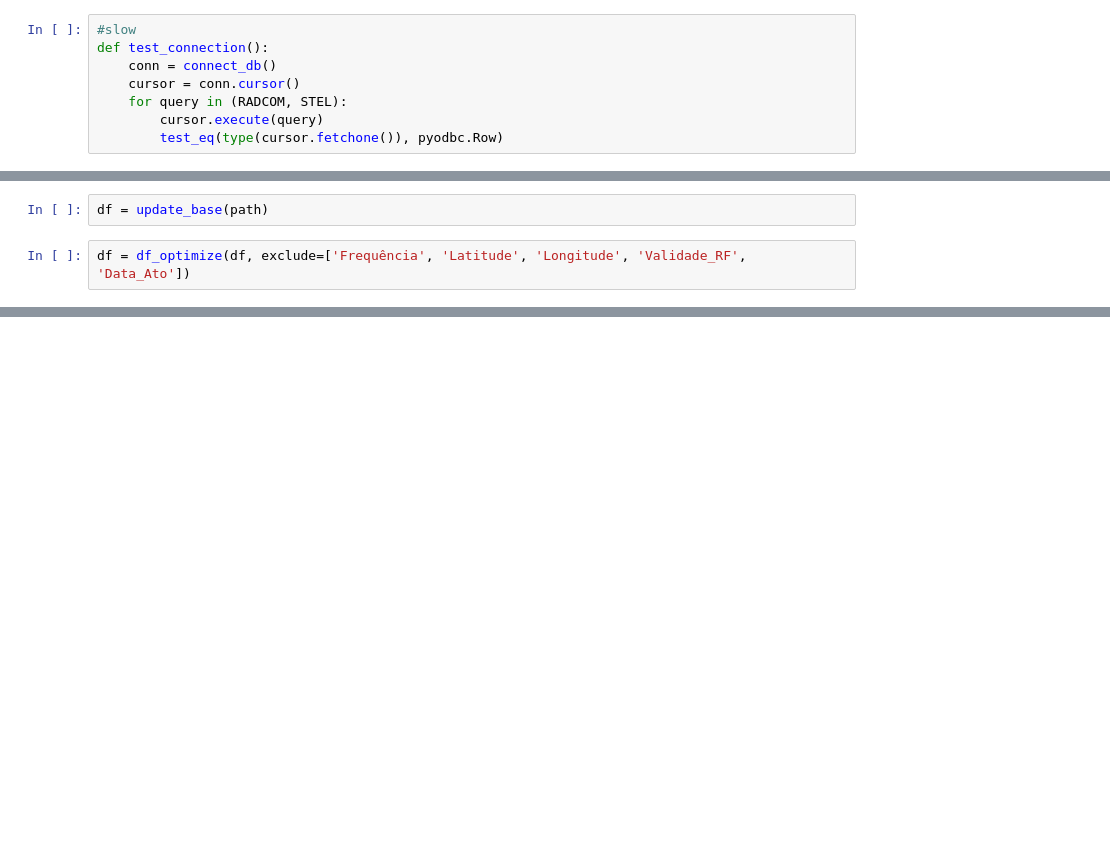
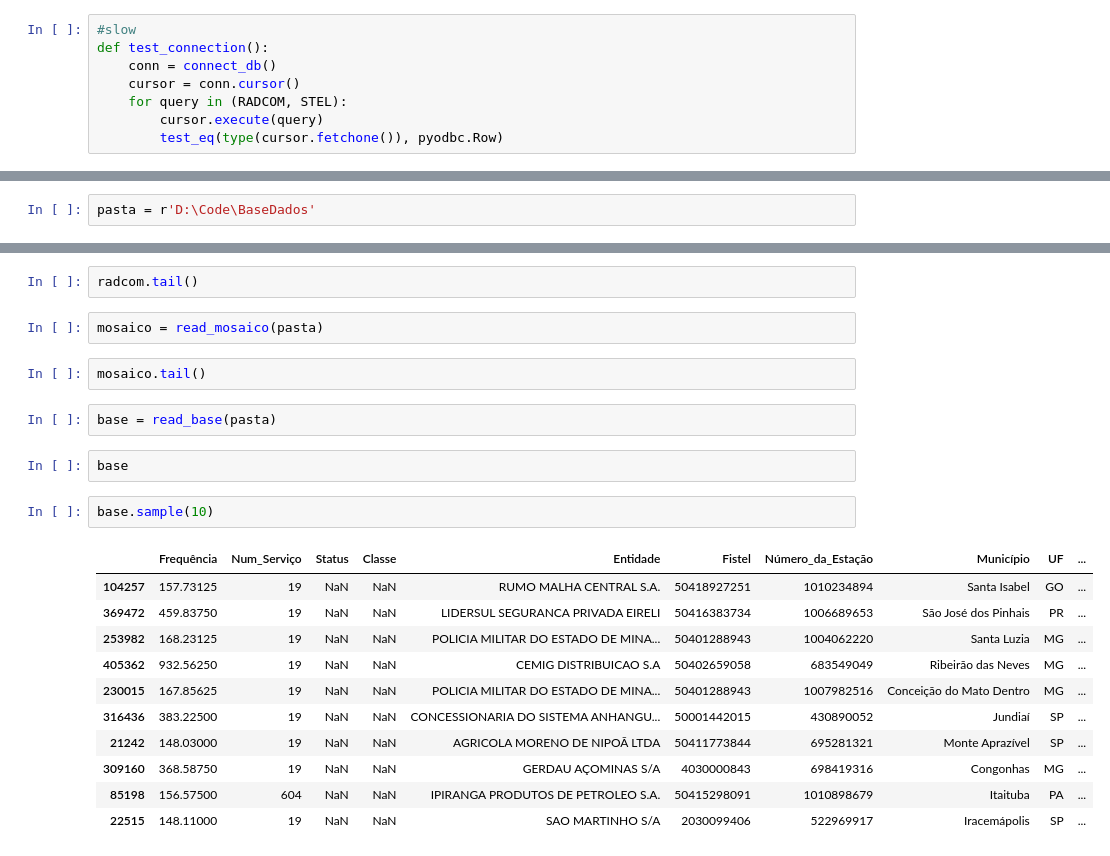
Before and after one commit to ronaldokun/anateldb, a Jupyter notebook: queries.ipynb, the cells around one changed output, grey strips where cells are left out. Drawn from its saved outputs; the diff is of its cells as text; blank space fills up the shorter version.

```diff
--- a/queries.ipynb
+++ b/queries.ipynb
@@ -826,4 +93,0 @@ memory usage: 1.9+ MB
-# %%
-df = update_base(path)
-# %%
-df = df_optimize(df, exclude=['Frequência', 'Latitude', 'Longitude', 'Validade_RF', 'Data_Ato'])
@@ -889,0 +493,2 @@ ArrowInvalid: ("Could not convert '50402159403' with type str: tried to convert
+# %%
+pasta = r'D:\Code\BaseDados'
@@ -889,0 +503,24 @@ ArrowInvalid: ("Could not convert '50402159403' with type str: tried to convert
+# %%
+radcom.tail()
+# %%
+mosaico = read_mosaico(pasta)
+# %%
+mosaico.tail()
+# %%
+base = read_base(pasta)
+# %%
+base
+# %%
+base.sample(10)
+# %% [output]
+|  | Frequência | Num_Serviço | Status | Classe | Entidade | Fistel | Número_da_Estação | Município | UF | ... |
+| 104257 | 157.73125 | 19 | NaN | NaN | RUMO MALHA CENTRAL S.A. | 50418927251 | 1010234894 | Santa Isabel | GO | ... |
+| 369472 | 459.83750 | 19 | NaN | NaN | LIDERSUL SEGURANCA PRIVADA EIRELI | 50416383734 | 1006689653 | São José dos Pinhais | PR | ... |
+| 253982 | 168.23125 | 19 | NaN | NaN | POLICIA MILITAR DO ESTADO DE MINA... | 50401288943 | 1004062220 | Santa Luzia | MG | ... |
+| 405362 | 932.56250 | 19 | NaN | NaN | CEMIG DISTRIBUICAO S.A | 50402659058 | 683549049 | Ribeirão das Neves | MG | ... |
+| 230015 | 167.85625 | 19 | NaN | NaN | POLICIA MILITAR DO ESTADO DE MINA... | 50401288943 | 1007982516 | Conceição do Mato Dentro | MG | ... |
+| 316436 | 383.22500 | 19 | NaN | NaN | CONCESSIONARIA DO SISTEMA ANHANGU... | 50001442015 | 430890052 | Jundiaí | SP | ... |
+| 21242 | 148.03000 | 19 | NaN | NaN | AGRICOLA MORENO DE NIPOÃ LTDA | 50411773844 | 695281321 | Monte Aprazível | SP | ... |
+| 309160 | 368.58750 | 19 | NaN | NaN | GERDAU AÇOMINAS S/A | 4030000843 | 698419316 | Congonhas | MG | ... |
+| 85198 | 156.57500 | 604 | NaN | NaN | IPIRANGA PRODUTOS DE PETROLEO S.A. | 50415298091 | 1010898679 | Itaituba | PA | ... |
+| 22515 | 148.11000 | 19 | NaN | NaN | SAO MARTINHO S/A | 2030099406 | 522969917 | Iracemápolis | SP | ... |
```
Also changed, not shown: parts of 60 cells of this notebook, 11 other files.
